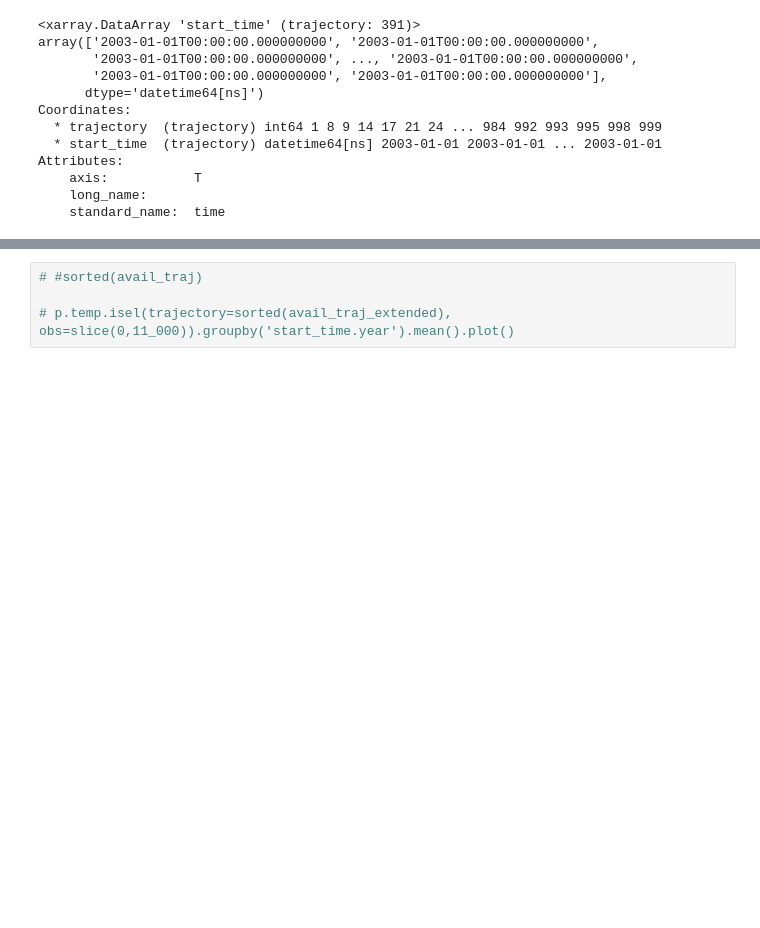
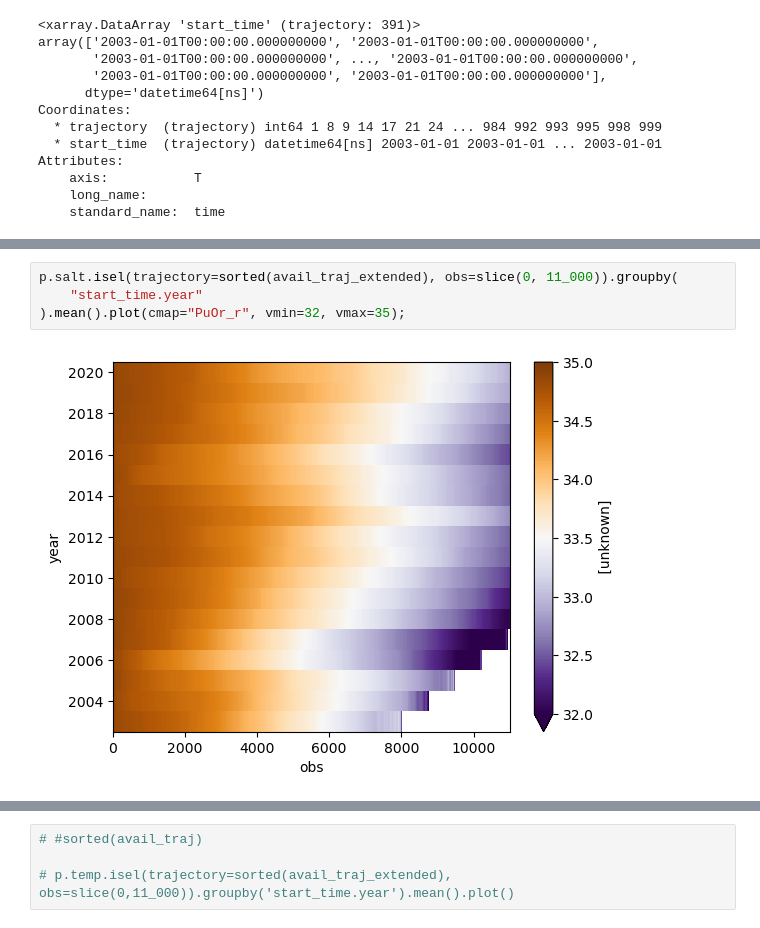
Before and after one commit to ischiller-weiss/FBC_Lagrangian, a Jupyter notebook: notebooks/hovmoller.ipynb, the cells around one changed output, grey strips where cells are left out. Saved outputs shown, nothing was run; the diff lists cells and outputs as text; blank space fills up the shorter version.

```diff
--- a/notebooks/hovmoller.ipynb
+++ b/notebooks/hovmoller.ipynb
@@ -297,0 +370,6 @@ p.temp.isel(trajectory=sorted(avail_traj_extended), obs=slice(0,11_000)).groupby
+# %%
+p.salt.isel(trajectory=sorted(avail_traj_extended), obs=slice(0, 11_000)).groupby(
+    "start_time.year"
+).mean().plot(cmap="PuOr_r", vmin=32, vmax=35);
+# %% [output]
+[figure, added]
```
Also changed, not shown: parts of 76 cells of this notebook, 2 other files.
